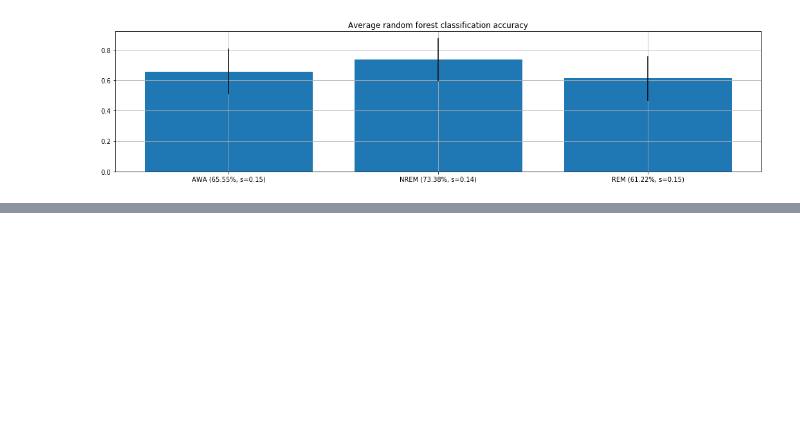
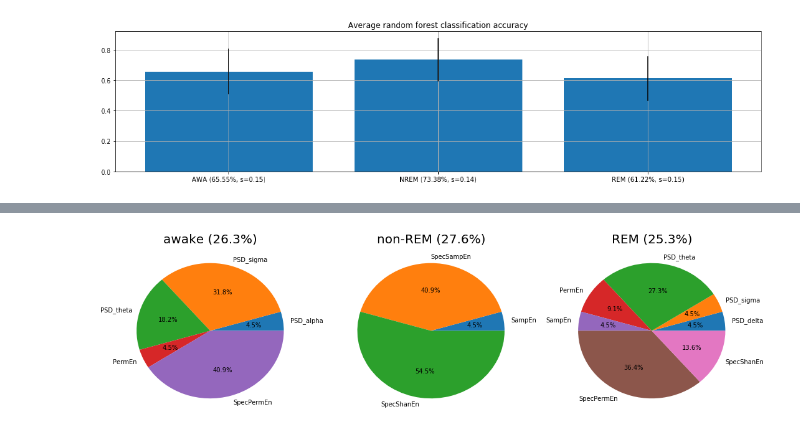
Before and after one commit to PhilippThoelke/caffeine-sleep, a Jupyter notebook: multiFeatureML/MultiFeatureRFFigures.ipynb, the cells around one changed output, grey strips where cells are left out. Saved outputs shown, nothing was run; the diff lists cells and outputs as text; code cells hidden in the pictures; blank space fills up the shorter version.

```diff
--- a/multiFeatureML/MultiFeatureRFFigures.ipynb
+++ b/multiFeatureML/MultiFeatureRFFigures.ipynb
@@ -158,0 +171,17 @@ plt.show()
+# %%
+plt.figure(figsize=(18, 5))
+
+for i, stage in enumerate(STAGES):
+    indices = np.argsort(importance_means[stage])[::-1][:int(len(importance_means[stage])*0.1)]
+    occurences = [name.split('-')[0] for name in feature_names[stage][indices]]
+    shares = np.array([[feature, occurences.count(feature)] for feature in np.unique(occurences)])
+
+    total = importance_means[stage][indices].sum() / importance_means[stage].sum()
+
+    plt.subplot(1, 3, i + 1)
+    plt.title(f'{stage.replace("AWSL", "awake").replace("NREM", "non-REM")} ({total*100:.1f}%)', fontsize=20)
+    plt.pie(shares[:,1], labels=shares[:,0], autopct=lambda x: f'{x:.1f}%')
+
+plt.show()
+# %% [output]
+[figure, added]
```
Also changed, not shown: parts of 8 cells of this notebook, 3 other files.
